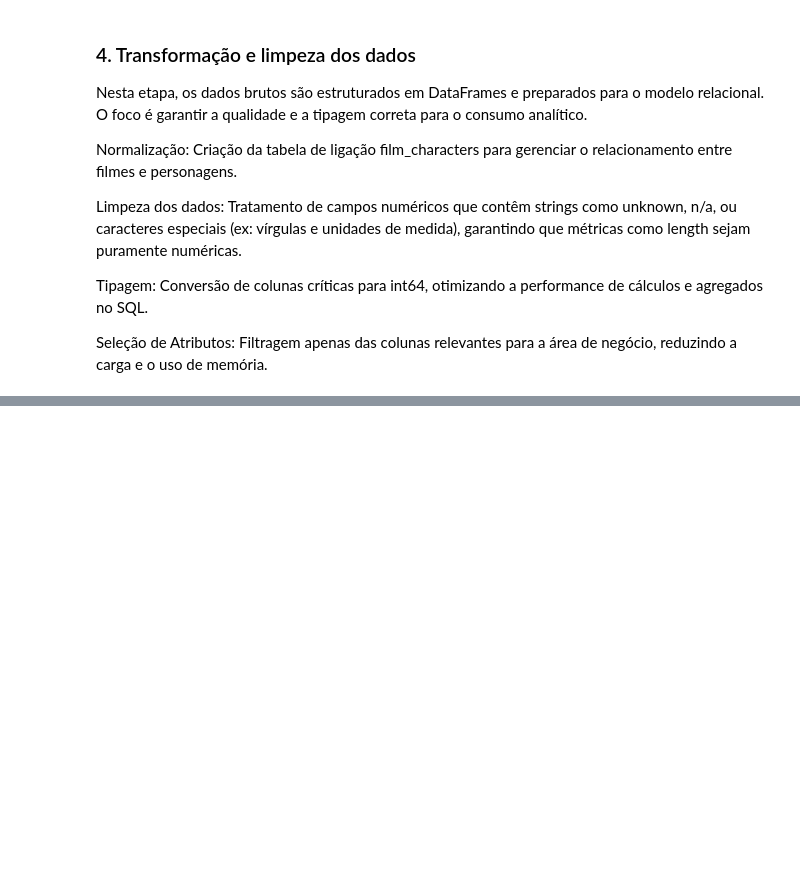
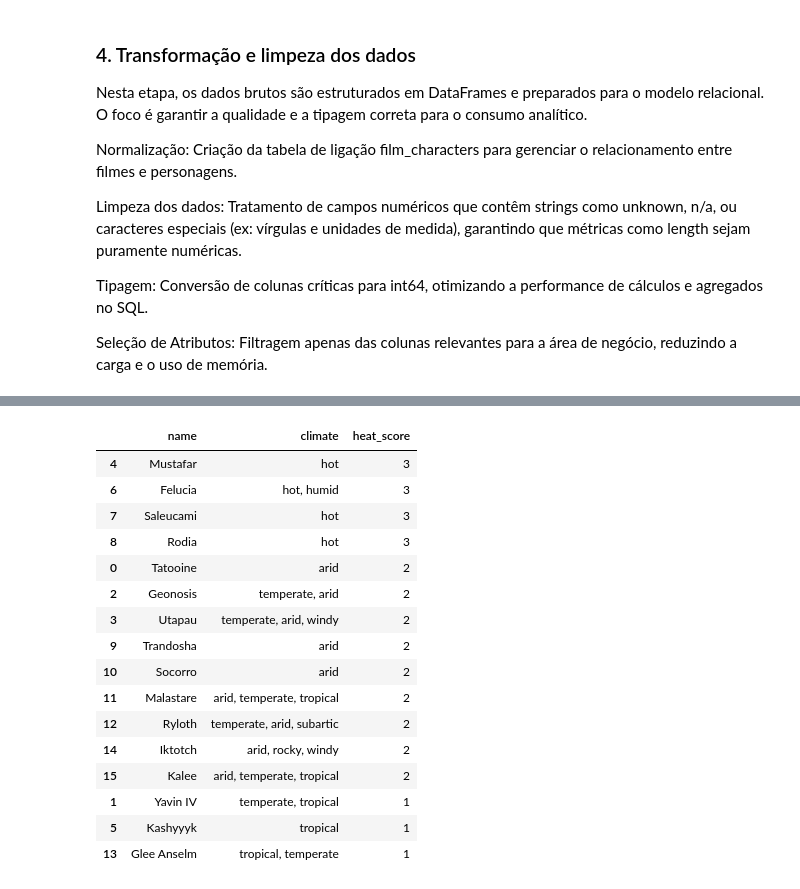
Before and after one commit to huguds/globo-data-engineering-challenge, a Jupyter notebook: swapi_etl_pipeline.ipynb, the cells around one changed output, grey strips where cells are left out. Drawn from its saved outputs; the diff is of its cells as text; code cells hidden in the pictures; blank space fills up the shorter version.

```diff
--- a/swapi_etl_pipeline.ipynb
+++ b/swapi_etl_pipeline.ipynb
@@ -192,0 +265,35 @@ starships_df['length'] = starships_df['length'].astype('float64')
+# %%
+query_planet = """
+SELECT
+    name,
+    climate,
+    CASE
+        WHEN climate LIKE '%hot%' THEN 3      -- Prioridade máxima: se tiver 'hot', não importa o resto.
+        WHEN climate LIKE '%arid%' THEN 2     -- Segunda prioridade: se não for 'hot', mas for 'arid'.
+        WHEN climate LIKE '%tropical%' THEN 1 -- Terceira prioridade: climas tropicais.
+    ELSE 0
+    END AS heat_score
+FROM planets
+WHERE heat_score > 0;
+"""
+
+planet_result = pd.read_sql_query(query_planet, conn)
+planet_result.sort_values(by=['heat_score'], ascending=False)
+# %% [output]
+|  | name | climate | heat_score |
+| 4 | Mustafar | hot | 3 |
+| 6 | Felucia | hot, humid | 3 |
+| 7 | Saleucami | hot | 3 |
+| 8 | Rodia | hot | 3 |
+| 0 | Tatooine | arid | 2 |
+| 2 | Geonosis | temperate, arid | 2 |
+| 3 | Utapau | temperate, arid, windy | 2 |
+| 9 | Trandosha | arid | 2 |
+| 10 | Socorro | arid | 2 |
+| 11 | Malastare | arid, temperate, tropical | 2 |
+| 12 | Ryloth | temperate, arid, subartic | 2 |
+| 14 | Iktotch | arid, rocky, windy | 2 |
+| 15 | Kalee | arid, temperate, tropical | 2 |
+| 1 | Yavin IV | temperate, tropical | 1 |
+| 5 | Kashyyyk | tropical | 1 |
+| 13 | Glee Anselm | tropical, temperate | 1 |
```
Also changed, not shown: parts of 10 cells of this notebook.
